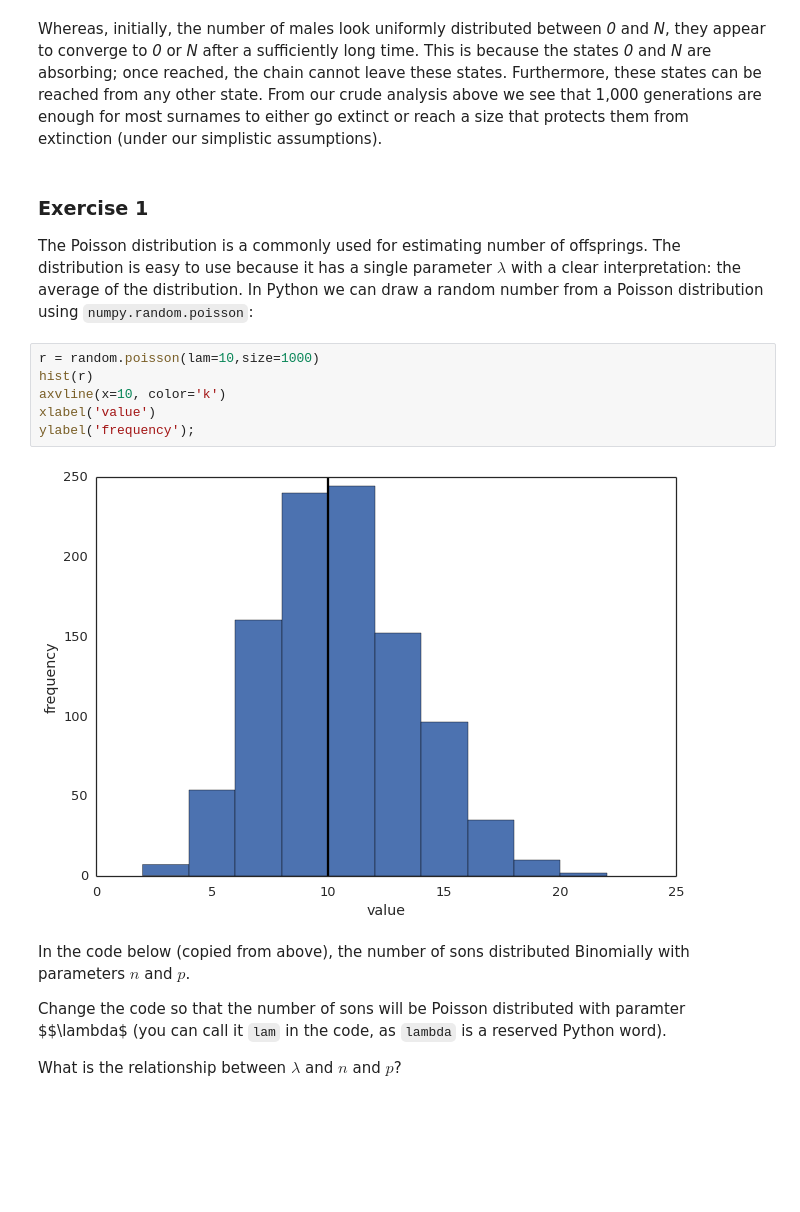
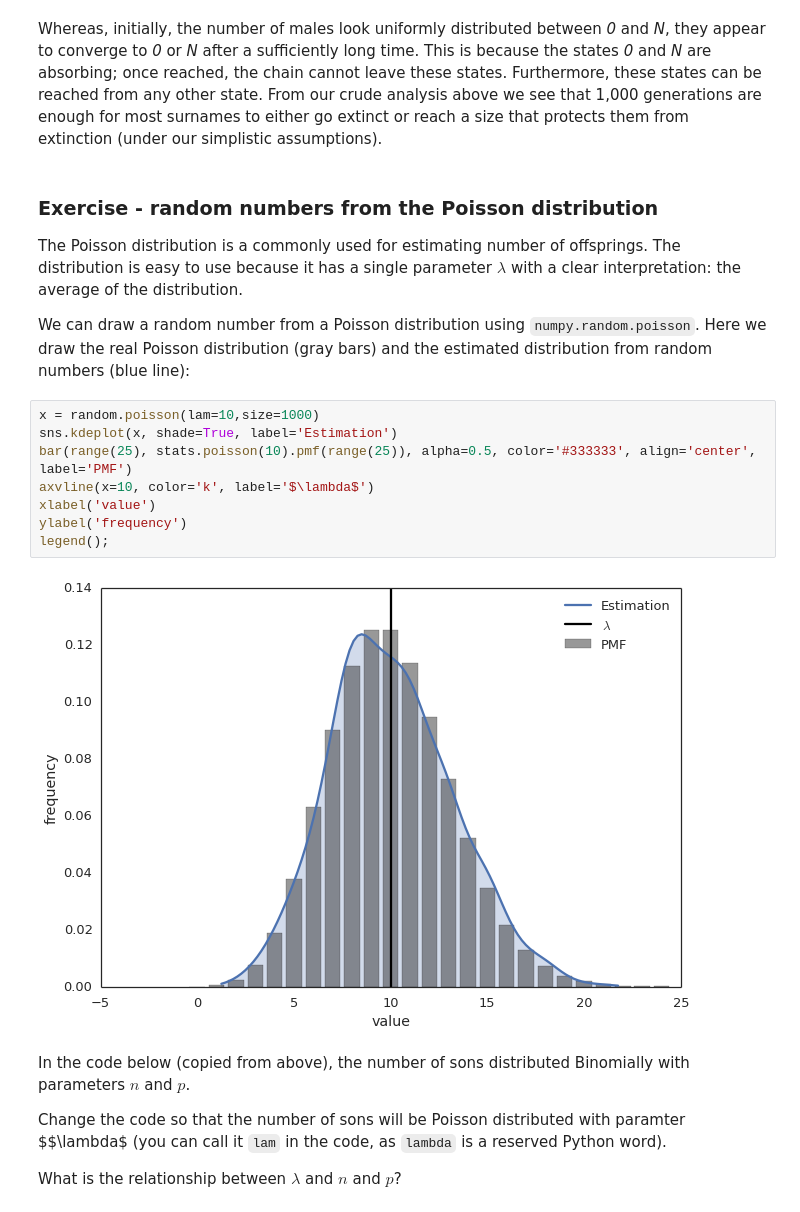
Before and after one commit to Py4Life/TAU2015, a Jupyter notebook: lecture8.ipynb, the cells around one changed output. Drawn from its saved outputs; the diff is of its cells as text; blank space fills up the shorter version.

```diff
--- a/lecture8.ipynb
+++ b/lecture8.ipynb
@@ -162,19 +181,23 @@ Furthermore, these states can be reached from any other state.
 From our crude analysis above we see that 1,000 generations are enough for most surnames to either
 go extinct or reach a size that protects them from extinction (under our simplistic assumptions).
 # %% [markdown]
-### Exercise 1
+### Exercise - random numbers from the Poisson distribution
 
 The Poisson distribution is a commonly used for estimating number of offsprings.
 The distribution is easy to use because it has a single parameter $\lambda$ with a clear interpretation: the average of the distribution.
-In Python we can draw a random number from a Poisson distribution using `numpy.random.poisson`:
+
+We can draw a random number from a Poisson distribution using `numpy.random.poisson`.
+Here we draw the real Poisson distribution (gray bars) and the estimated distribution from random numbers (blue line):
 # %%
-r = random.poisson(lam=10,size=1000)
-hist(r)
-axvline(x=10, color='k')
+x = random.poisson(lam=10,size=1000)
+sns.kdeplot(x, shade=True, label='Estimation')
+bar(range(25), stats.poisson(10).pmf(range(25)), alpha=0.5, color='#333333', align='center', label='PMF')
+axvline(x=10, color='k', label='$\lambda$')
 xlabel('value')
-ylabel('frequency');
+ylabel('frequency')
+legend();
 # %% [output]
-[figure, old version]
+[figure, new version]
 # %% [markdown]
 In the code below (copied from above), the number of sons distributed Binomially with parameters $n$ and $p$.
 
```
Also changed, not shown: parts of 27 cells of this notebook.
